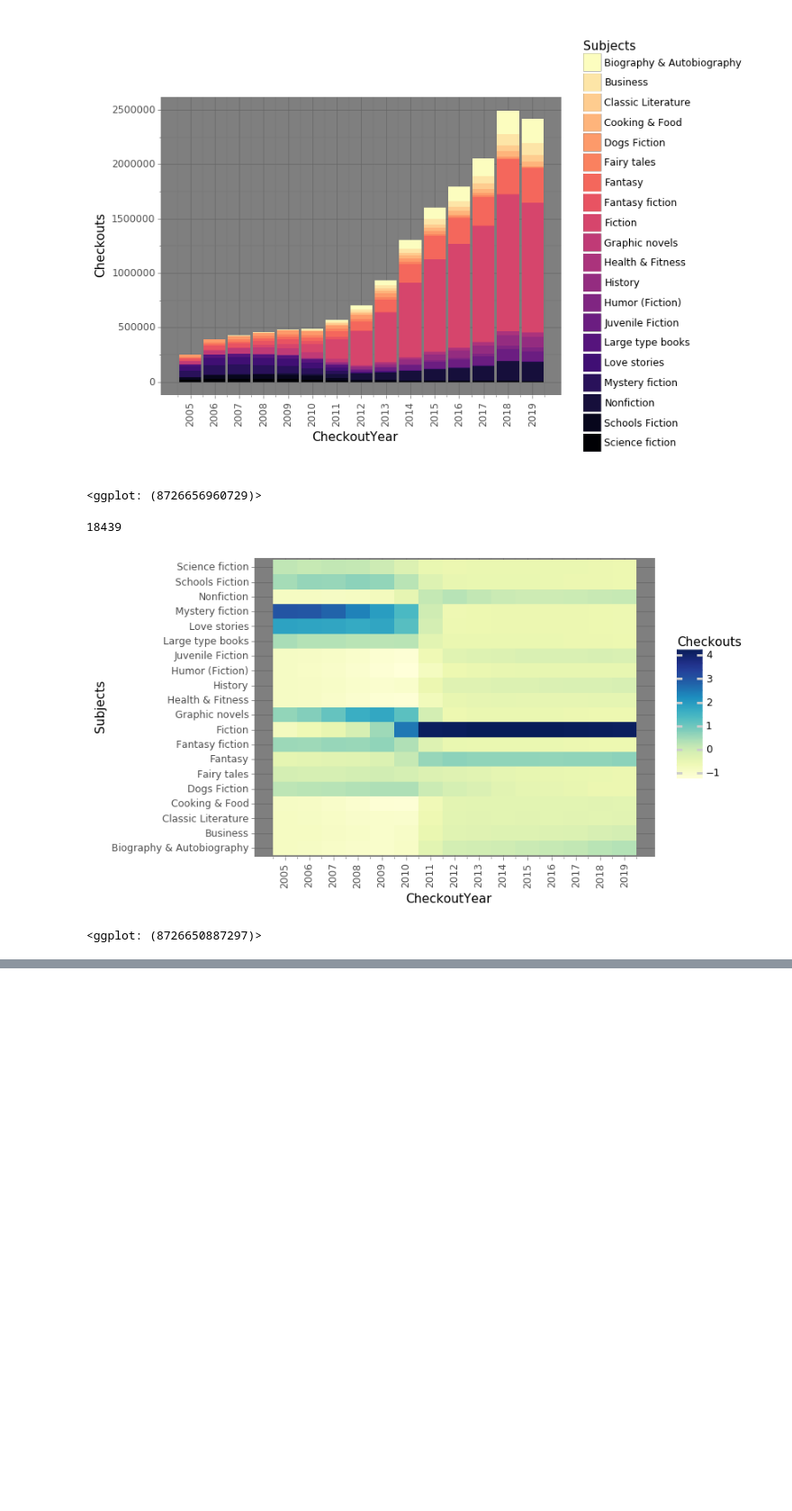
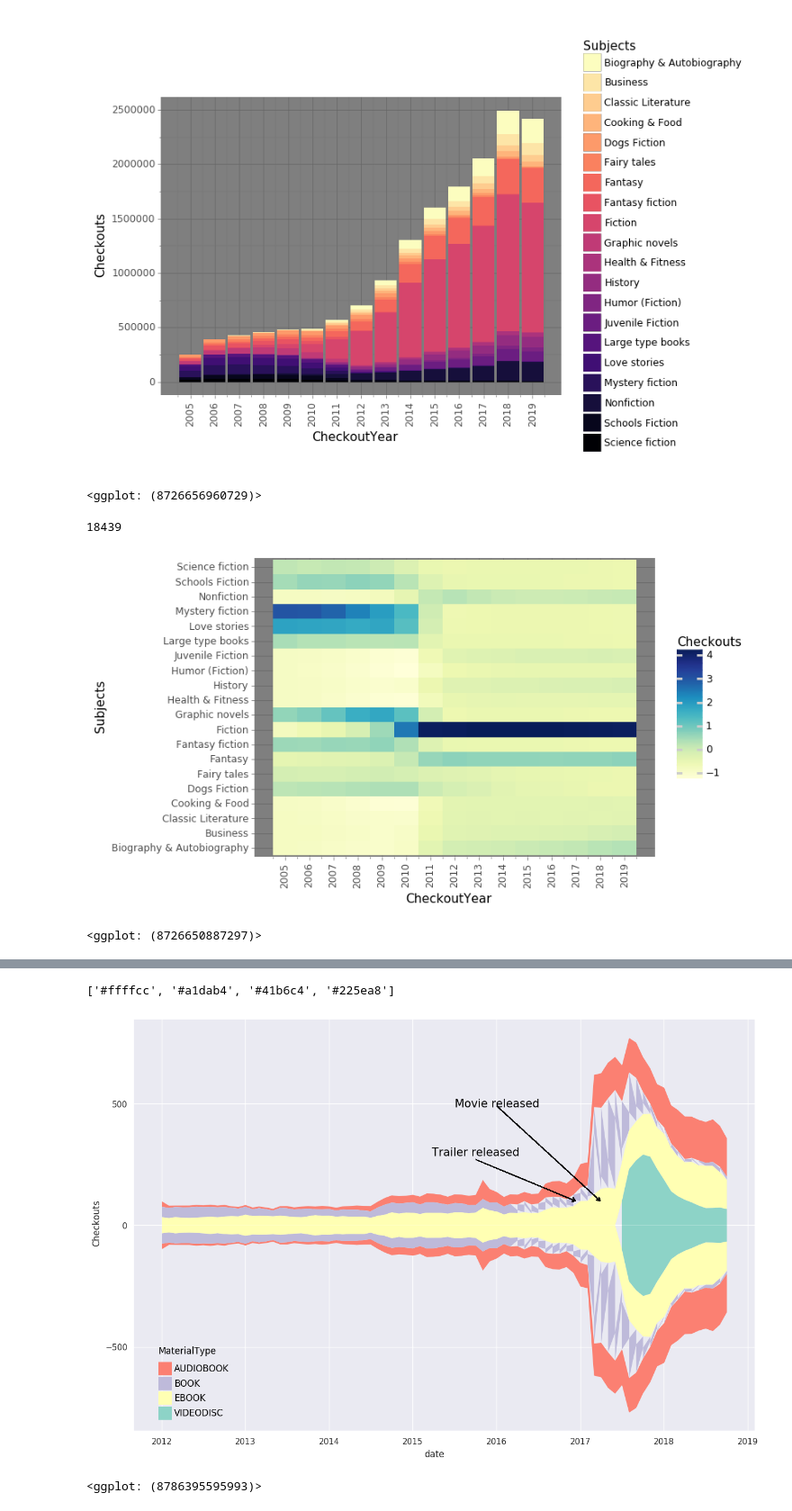
Before and after one commit to rishikanthc/Data-Stories, a Jupyter notebook: seattle-library/exploratory analysis.ipynb, the cells around one changed output, grey strips where cells are left out. Shown: that part at 90% size. Cells and saved outputs as stored; diff of their text form; code cells hidden in the pictures; blank space fills up the shorter version.

Commit message:
Finished ready player one

```diff
--- a/seattle-library/exploratory analysis.ipynb
+++ b/seattle-library/exploratory analysis.ipynb
@@ -284,0 +354,2 @@ checkouts = pd.concat(checkout_dfs)
+# %%
+checkouts = pd.concat(checkout_dfs)
@@ -284,0 +362,45 @@ checkouts = pd.concat(checkout_dfs)
+# %%
+df = (checkouts
+      [checkouts.CheckoutYear >= 2013]
+      [checkouts.Title.str.match('ready player one')]
+      .assign(date =
+              lambda x: pd.to_datetime(
+                  checkouts.CheckoutYear.astype(str)
+                  + '-'
+                  + checkouts.CheckoutMonth.astype(str)
+              )
+             )
+      .drop(columns=['Creator', 'Subjects', 'CheckoutYear', 'CheckoutMonth', 'Title'])
+      .set_index('MaterialType')
+      .loc[['BOOK', 'EBOOK', 'AUDIOBOOK','VIDEODISC']]
+      .reset_index()
+      .assign(negs = lambda x: x.Checkouts * -1)
+      .sort
+     )
+
+df.Checkouts = df.Checkouts.ewm(span = 2).mean()
+df.negs = df.Checkouts * -1
+# %%
+colors = ['#225ea8','#41b6c4','#a1dab4','#ffffcc']
+colors2 = ['#fb8072', '#bebada', '#ffffb3', '#8dd3c7']
+colors.reverse()
+print(colors)
+(ggplot(df)
+ + aes(x='date', y='Checkouts', fill='MaterialType')
+ + geom_area()
+ + geom_area(aes('date', 'negs', fill='MaterialType'))
+ + theme_seaborn()
+  + theme(figure_size=(15,10), axis_ticks=element_blank(),
+         legend_position=(0.2, 0.2))
+ + scale_fill_manual(values=colors2)
+#  + scale_fill_cmap_d('Set1')
+ + scale_x_date(breaks=pd.date_range("2011", "2020", freq='A'), labels=list(range(2011,2020)))
+ + annotate("text", x=pd.to_datetime('2017-01-01'), y=500,size=15, label="Movie released")
+ + geom_segment(aes(x=pd.to_datetime('2018-03-28'), y=100, xend=pd.to_datetime('2017-01-01'), yend=490),arrow=arrow(ends='first',length=0.1))
+ + annotate("text", x=pd.to_datetime('2016-10-01'), y=300,size=15, label="Trailer released")
+ + geom_segment(aes(x=pd.to_datetime('2017-12-10'), y=100, xend=pd.to_datetime('2016-10-01'), yend=270),arrow=arrow(ends='first',length=0.1))
+)
+# %% [output]
+['#ffffcc', '#a1dab4', '#41b6c4', '#225ea8']
+[figure, added]
+<ggplot: (8786395595993)>
```
Also changed, not shown: parts of 10 cells of this notebook.
